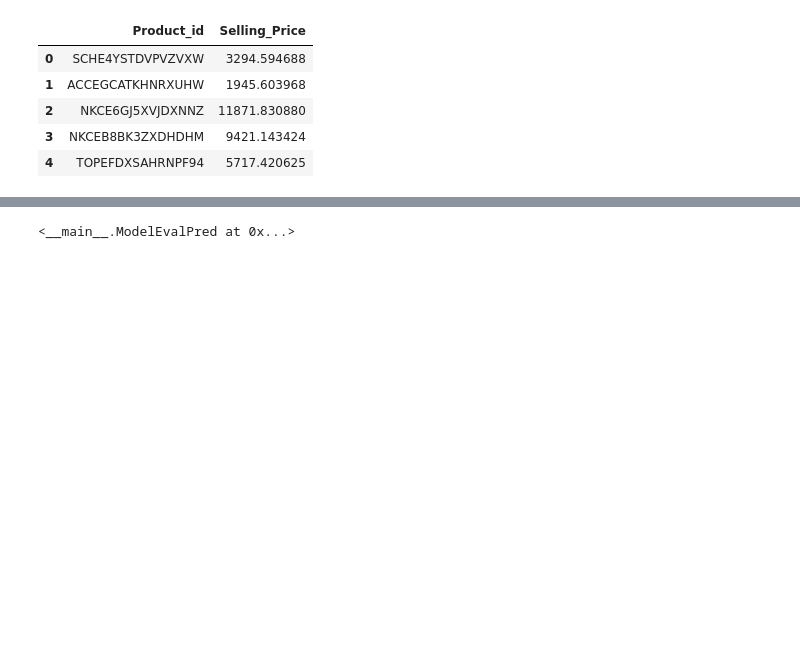
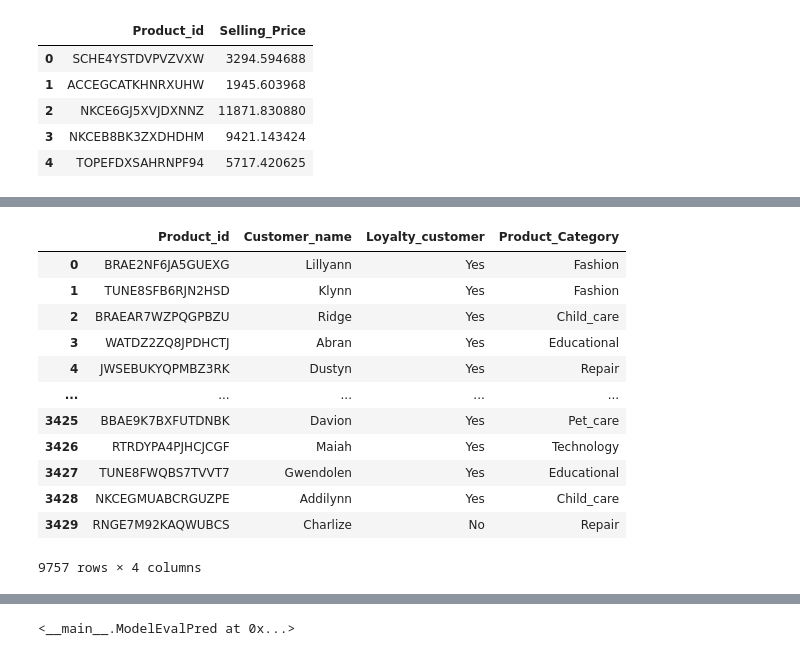
Before and after one commit to JONNY-ME/Harcker-earth-predict-price, a Jupyter notebook: startup.ipynb, the cells around one changed output, grey strips where cells are left out. Drawn from its saved outputs; the diff is of its cells as text; code cells hidden in the pictures; blank space fills up the shorter version.

```diff
--- a/startup.ipynb
+++ b/startup.ipynb
@@ -50,0 +159,9 @@ sub
+# %%
+# fill Discount_avail column with 2 as nan value
+df.Discount_avail.fillna(2, inplace=True)
+# %%
+col_1 = "charges_1"
+col_2 = "charges_2 (%)"
+
+# check correlation between the two columns
+df.corr()[col_1][col_2]
@@ -50,0 +243,18 @@ sub
+# %%
+
+cat_cols = df.columns[df.dtypes=="object"]
+df[cat_cols]
+# %% [output]
+|  | Product_id | Customer_name | Loyalty_customer | Product_Category |
+| 0 | BRAE2NF6JA5GUEXG | Lillyann | Yes | Fashion |
+| 1 | TUNE8SFB6RJN2HSD | Klynn | Yes | Fashion |
+| 2 | BRAEAR7WZPQGPBZU | Ridge | Yes | Child_care |
+| 3 | WATDZ2ZQ8JPDHCTJ | Abran | Yes | Educational |
+| 4 | JWSEBUKYQPMBZ3RK | Dustyn | Yes | Repair |
+| ... | ... | ... | ... | ... |
+| 3425 | BBAE9K7BXFUTDNBK | Davion | Yes | Pet_care |
+| 3426 | RTRDYPA4PJHCJCGF | Maiah | Yes | Technology |
+| 3427 | TUNE8FWQBS7TVVT7 | Gwendolen | Yes | Educational |
+| 3428 | NKCEGMUABCRGUZPE | Addilynn | Yes | Child_care |
+| 3429 | RNGE7M92KAQWUBCS | Charlize | No | Repair |
+9757 rows × 4 columns
```
Also changed, not shown: parts of 35 cells of this notebook, 1 other file.
